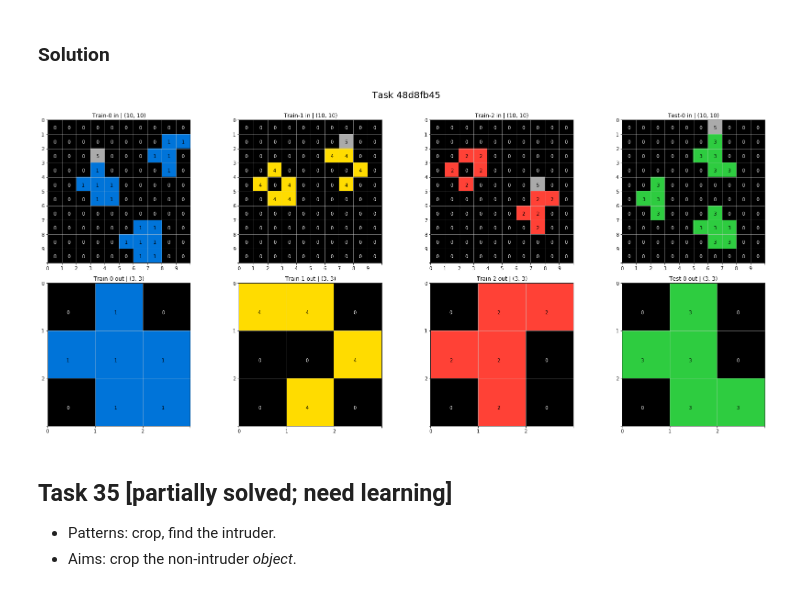
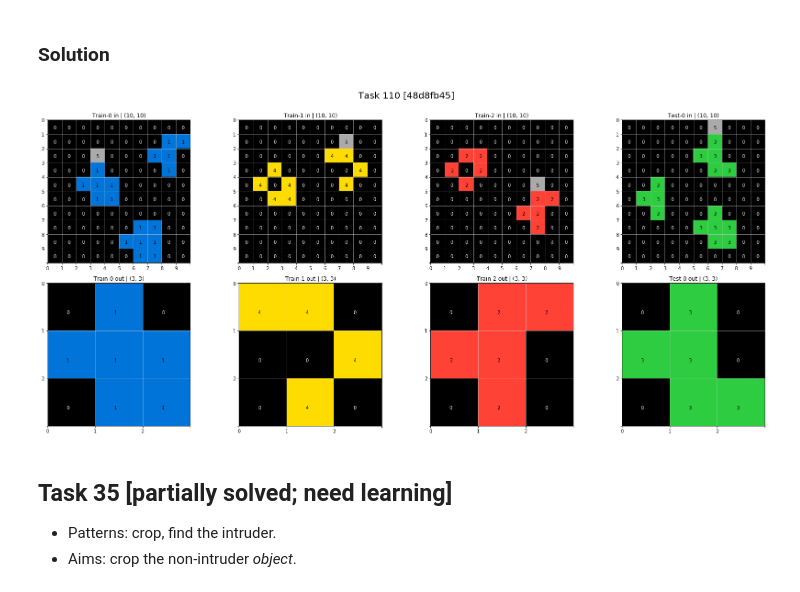
Before and after one commit to vitalwarley/abstract_reasoning, a Jupyter notebook: solving.ipynb, the cells around one changed output. Cells and saved outputs as stored; diff of their text form; code cells hidden in the pictures.

```diff
--- a/solving.ipynb
+++ b/solving.ipynb
@@ -320,9 +349,9 @@ just_plot(find_rectangle(pixmap_in))
 # %%
 fname = '48d8fb45.json'
 tid = training_tasks.index(fname)
-task = load_and_plot(training_path, training_tasks[tid], return_what=2, annotate=True)
+task = load_and_plot(training_path, training_tasks[tid], return_what=2, annotate=True, task_id=tid)
 # %% [output]
-[figure, old version]
+[figure, new version]
 # %%
 def infect(pixmap_in):
     pixmap = pixmap_in.copy()
```
Also changed, not shown: parts of 63 cells of this notebook, 2 other files.
